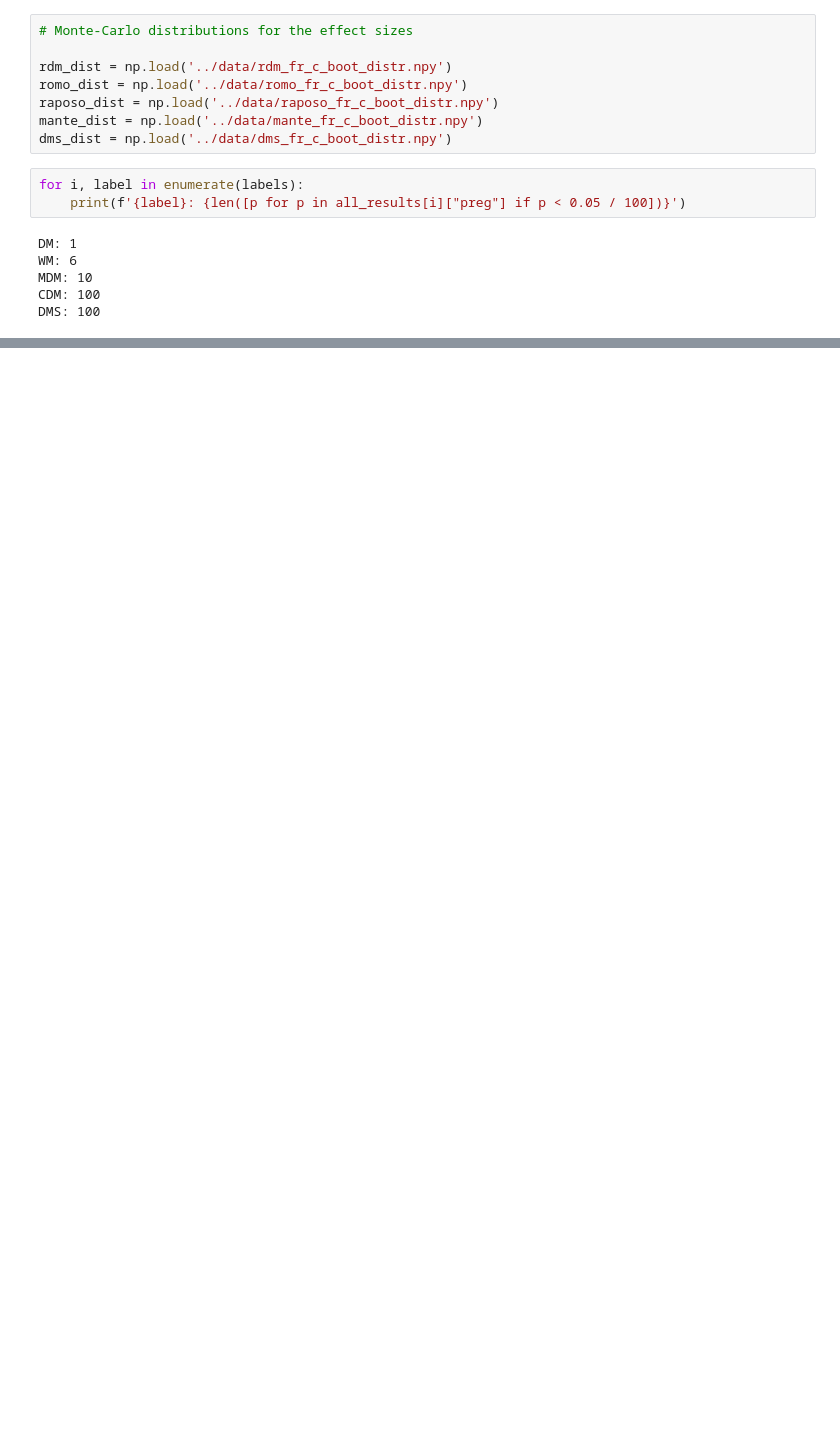
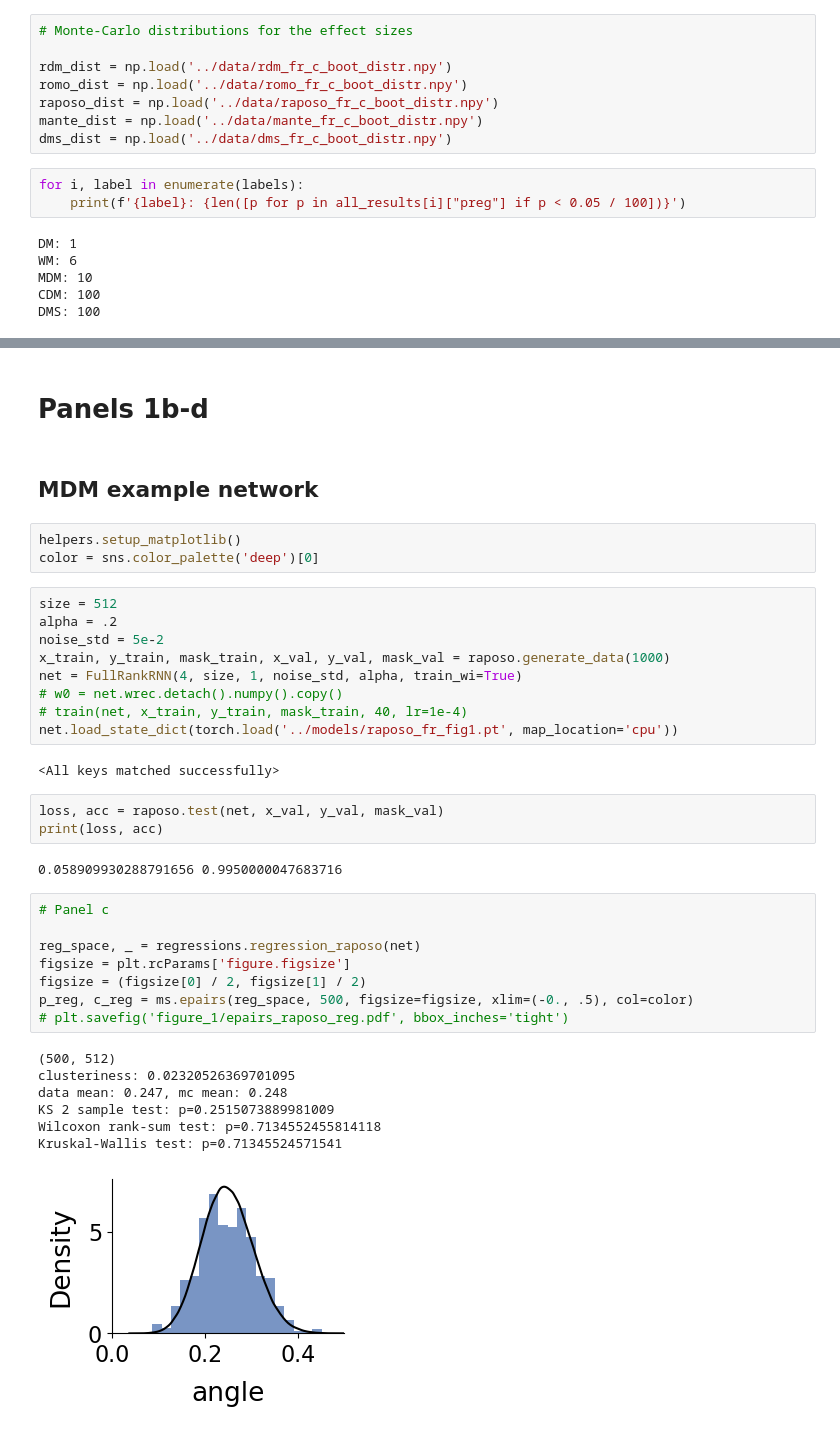
Before and after one commit to adrian-valente/populations_paper_code, a Jupyter notebook: figures_notebooks/fig1_fullrank.ipynb, the cells around one changed output, grey strips where cells are left out. Saved outputs shown, nothing was run; the diff lists cells and outputs as text; blank space fills up the shorter version.

```diff
--- a/figures_notebooks/fig1_fullrank.ipynb
+++ b/figures_notebooks/fig1_fullrank.ipynb
@@ -393,0 +400,39 @@ plt.subplots_adjust(wspace=.2, hspace=.4)
+# %% [markdown]
+ # Panels 1b-d
+# %% [markdown]
+## MDM example network
+# %%
+helpers.setup_matplotlib()
+color = sns.color_palette('deep')[0]
+# %%
+size = 512
+alpha = .2
+noise_std = 5e-2
+x_train, y_train, mask_train, x_val, y_val, mask_val = raposo.generate_data(1000)
+net = FullRankRNN(4, size, 1, noise_std, alpha, train_wi=True)
+# w0 = net.wrec.detach().numpy().copy()
+# train(net, x_train, y_train, mask_train, 40, lr=1e-4)
+net.load_state_dict(torch.load('../models/raposo_fr_fig1.pt', map_location='cpu'))
+# %% [output]
+<All keys matched successfully>
+# %%
+loss, acc = raposo.test(net, x_val, y_val, mask_val)
+print(loss, acc)
+# %% [output]
+0.058909930288791656 0.9950000047683716
+# %%
+# Panel c
+
+reg_space, _ = regressions.regression_raposo(net)
+figsize = plt.rcParams['figure.figsize']
+figsize = (figsize[0] / 2, figsize[1] / 2)
+p_reg, c_reg = ms.epairs(reg_space, 500, figsize=figsize, xlim=(-0., .5), col=color)
+# plt.savefig('figure_1/epairs_raposo_reg.pdf', bbox_inches='tight')
+# %% [output]
+(500, 512)
+clusteriness: 0.02320526369701095
+data mean: 0.247, mc mean: 0.248
+KS 2 sample test: p=0.2515073889981009
+Wilcoxon rank-sum test: p=0.7134552455814118
+Kruskal-Wallis test: p=0.71345524571541
+[figure, added]
```
Also changed, not shown: parts of 16 cells of this notebook, 23 other files.
